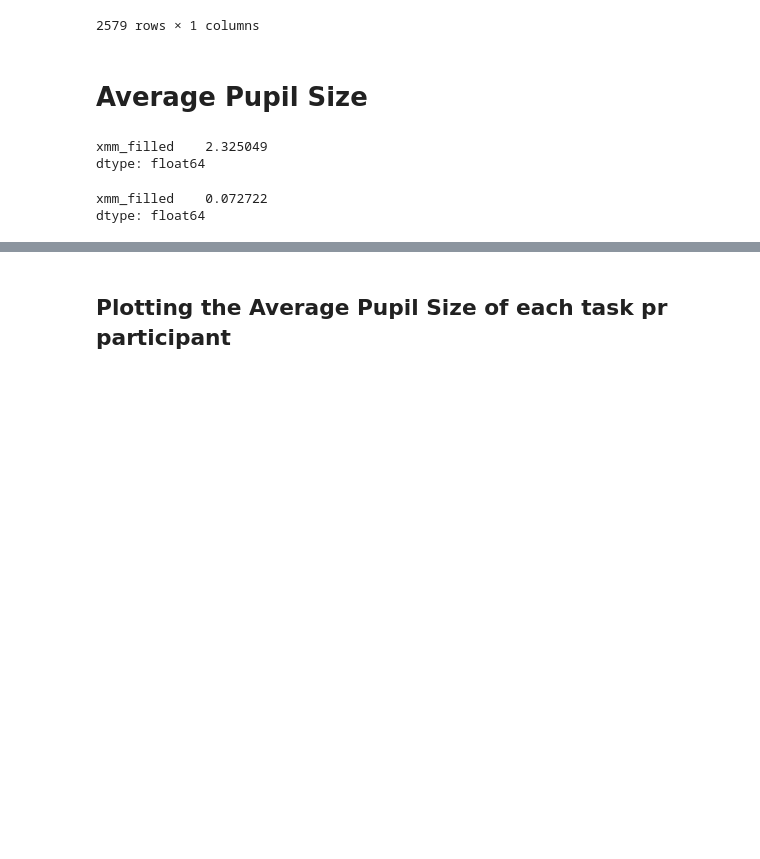
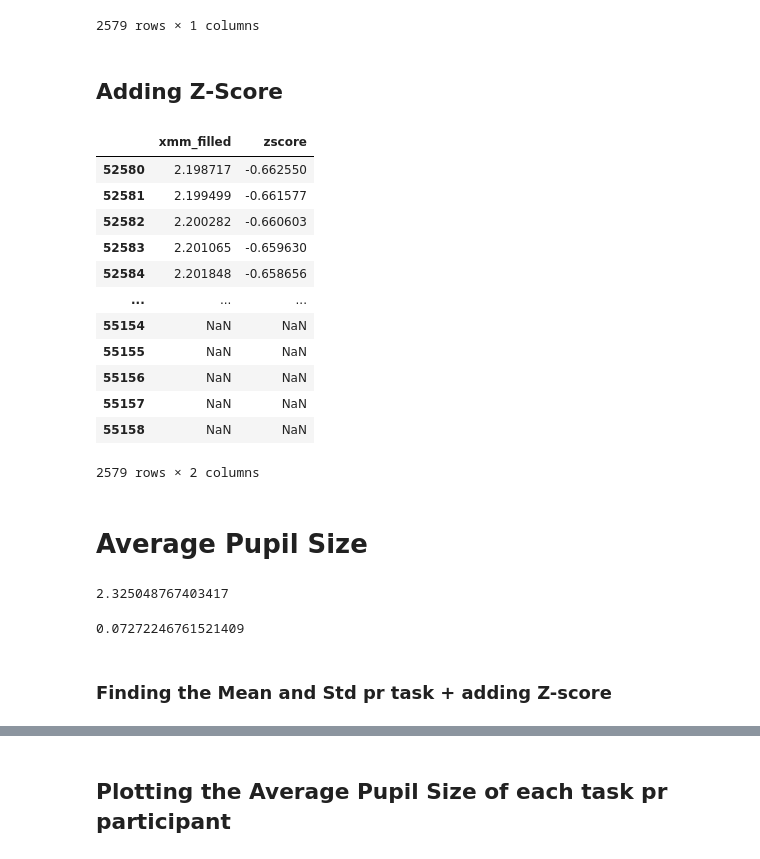
Before and after one commit to wnetzel/Pilot-Study, a Jupyter notebook: Notebooks/Pupils.ipynb, the cells around one changed output, grey strips where cells are left out. Saved outputs shown, nothing was run; the diff lists cells and outputs as text; code cells hidden in the pictures; blank space fills up the shorter version.

```diff
--- a/Notebooks/Pupils.ipynb
+++ b/Notebooks/Pupils.ipynb
@@ -164,3 +164,5 @@ dataframes['P4']['task1']
 | 55157 | NaN |
 | 55158 | NaN |
 2579 rows × 1 columns
+# %% [markdown]
+## Adding Z-Score
@@ -167,2 +195,18 @@ dataframes['P4']['task1']
+# %%
+dataframes['P4']['task1']
+# %% [output]
+|  | xmm_filled | zscore |
+| 52580 | 2.198717 | -0.662550 |
+| 52581 | 2.199499 | -0.661577 |
+| 52582 | 2.200282 | -0.660603 |
+| 52583 | 2.201065 | -0.659630 |
+| 52584 | 2.201848 | -0.658656 |
+| ... | ... | ... |
+| 55154 | NaN | NaN |
+| 55155 | NaN | NaN |
+| 55156 | NaN | NaN |
+| 55157 | NaN | NaN |
+| 55158 | NaN | NaN |
+2579 rows × 2 columns
 # %% [markdown]
 # Average Pupil Size
@@ -169,13 +216,13 @@ dataframes['P4']['task1']
 # %%
-dataframes['P4']['task1'].mean()
+dataframes['P4']['task1'][raw].mean()
 # %% [output]
-xmm_filled    2.325049
-dtype: float64
+2.325048767403417
 # %%
-dataframes['P4']['task1'].std()
+dataframes['P4']['task1'][raw].std()
 # %% [output]
-xmm_filled    0.072722
-dtype: float64
+0.07272246761521409
+# %% [markdown]
+### Finding the Mean and Std pr task + adding Z-score
 # %%
 # Making a dictionary of Average Pupil Size for task of each participant:
 avg_pup_dict = {}
```
Also changed, not shown: parts of 10 cells of this notebook, 15 other files.
